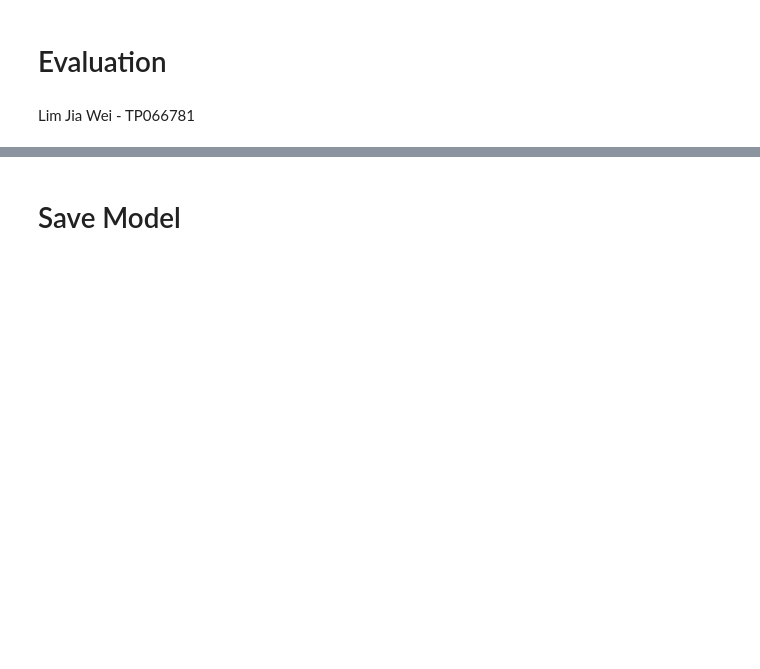
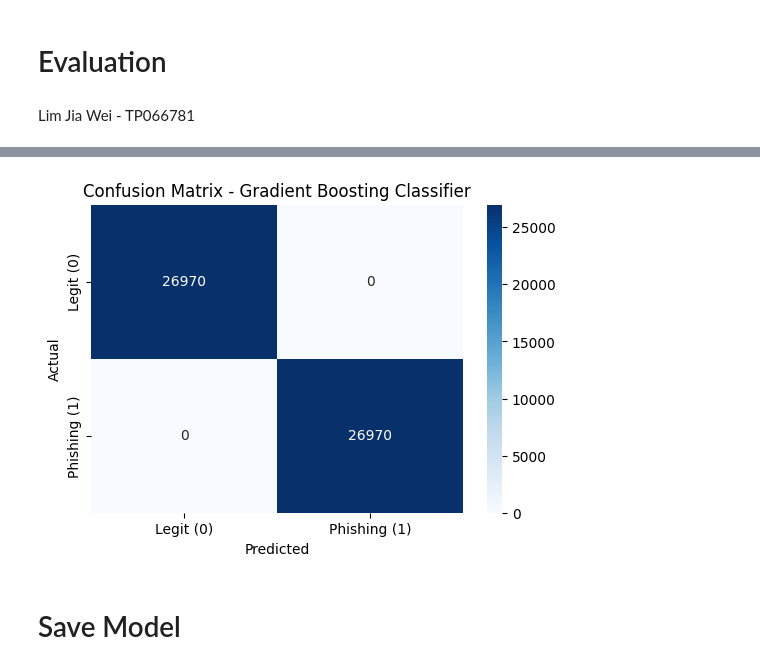
Before and after one commit to Lasvut/DLIGroupAssignmentJ, a Jupyter notebook: GroupJ_DLIAssignment.ipynb, the cells around one changed output, grey strips where cells are left out. Cells and saved outputs as stored; diff of their text form; code cells hidden in the pictures; blank space fills up the shorter version.

```diff
--- a/GroupJ_DLIAssignment.ipynb
+++ b/GroupJ_DLIAssignment.ipynb
@@ -416,12 +453,19 @@ print(classification_report(y_test, y_pred))
 # %%
-#Confusion Matrix
+from sklearn.metrics import confusion_matrix
+
+#Generate confusion matrix
+cm = confusion_matrix(y_test, y_pred)
+
+#plot confusion matrix
 plt.figure(figsize=(6, 4))
 sns.heatmap(cm, annot=True, fmt="d", cmap="Blues",
             xticklabels=["Legit (0)", "Phishing (1)"],
             yticklabels=["Legit (0)", "Phishing (1)"])
-plt.title("Confusion Matrix - Gradient Boosting")
 plt.xlabel("Predicted")
 plt.ylabel("Actual")
+plt.title("Confusion Matrix - Gradient Boosting Classifier")
 plt.show()
+# %% [output]
+[figure, added]
 # %% [markdown]
 # Save Model
```
Also changed, not shown: parts of 4 cells of this notebook.
